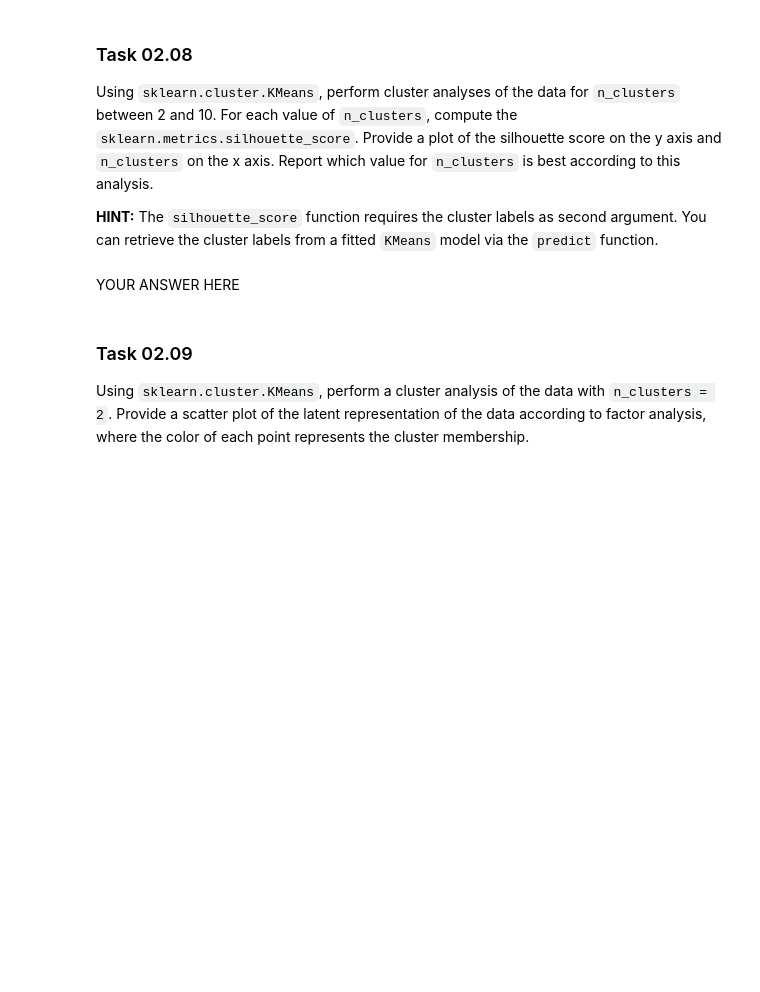
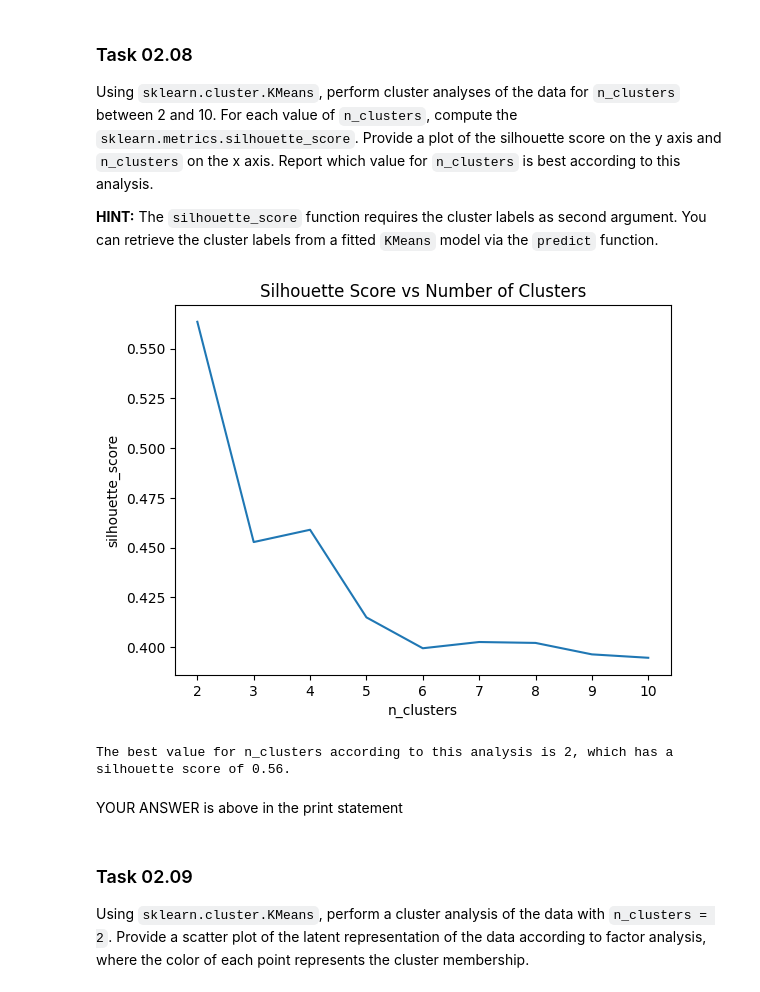
Before and after one commit to sachinskss/dataminingEx, a Jupyter notebook: sheet02_Christoph.ipynb, the cells around one changed output. Drawn from its saved outputs; the diff is of its cells as text; code cells hidden in the pictures; blank space fills up the shorter version.

```diff
--- a/sheet02_Christoph.ipynb
+++ b/sheet02_Christoph.ipynb
@@ -477,12 +483,63 @@ Using `sklearn.cluster.KMeans`, perform cluster analyses of the data for `n_clus
 
 **HINT:** The `silhouette_score` function requires the cluster labels as second argument. You can retrieve the cluster labels from a fitted `KMeans` model via the `predict` function.
 # %%
-# YOUR CODE HERE
-raise NotImplementedError()
+from sklearn.cluster import KMeans
+# The silhouette score is a measure of how well the data points are clustered, and it ranges from -1 to 1, where a higher value means a better clustering.
+from sklearn.metrics import silhouette_score
+
+# create an empty list to store the silhouette scores
+silhouette_scores = []
+
+# loop over the possible values of n_clusters
+# For each value of n_clusters, create an instance of the KMeans model with values 2, 3, ... up to 10 then fit it to the data.
+for n_clusters in range(2, 11):
+    # create an instance of the KMeans model with n_clusters as a single parameter
+    # n_clusters changes in each loop iteration
+    kmeans = KMeans(n_clusters=n_clusters)
+    # fit the model to the data. Fitting the model to the data means finding the optimal number and location of the cluster centers that minimize the sum of squared distances between each data point and its closest cluster center.
+    #KMeans model uses an iterative algorithm to find the optimal cluster centers by assigning each data point to the nearest cluster center, and then updating the cluster center as the mean of the assigned data points, until convergence or a maximum number of iterations is reached.
+    kmeans.fit(X_normalized)
+    # get the cluster labels for each data point
+    # The predict function of the KMeans model is used to get the cluster labels for each data point. The cluster label is an integer that indicates which cluster the data point belongs to, based on the distance to the cluster centers. For example, if the KMeans model has two clusters, the cluster labels can be 0 or 1, where 0 means that the data point belongs to the first cluster and 1 means that the data point belongs to the second cluster. The predict function takes the data as an input and returns an array of cluster labels as an output.
+    cluster_labels = kmeans.predict(X_normalized)
+    # compute the silhouette score for the data and the cluster labels
+    #  The silhouette score is a measure of how well the data points are clustered, and it ranges from -1 to 1, where a higher value means a better clustering.
+    '''The silhouette score for each data point is calculated as follows:
+First, compute the average distance between the data point and all the other data points in the same cluster. This is called the within-cluster distance, or a.
+Second, compute the average distance between the data point and all the other data points in the nearest cluster. This is called the between-cluster distance, or b.
+Third, compute the silhouette score as the difference between b and a, divided by the maximum of a and b. This is called the silhouette coefficient, or s.
+The silhouette score for the whole data set is the mean of the silhouette coefficients for all the data points.
+The silhouette_score function takes the data and the cluster labels as inputs and returns the silhouette score as an output.'''
+    score = silhouette_score(X_normalized, cluster_labels) # use a different name for the variable
+    # append the silhouette score to the list
+    silhouette_scores.append(score)
+
+# create a line plot of the silhouette score as a function of the n_clusters
+plt.plot(range(2, 11), silhouette_scores)
+# add labels and a title to the plot
+plt.xlabel('n_clusters')
+plt.ylabel('silhouette_score')
+plt.title('Silhouette Score vs Number of Clusters')
+# show the plot
+plt.show()
+
+
+# find the index of the maximum value of the silhouette score in the list
+max_index = np.argmax(silhouette_scores)
+# find the corresponding value of n_clusters
+# We need to add 2 here because the index of the maximum value of the silhouette score in the list starts from 0, while the value of n_clusters starts from 2. For example, if the maximum value of the silhouette score is at the first position of the list, the index is 0, but the corresponding value of n_clusters is 2.
+best_n_clusters = max_index + 2
+# find the maximum value of the silhouette score
+best_silhouette_score = np.max(silhouette_scores)
+# write a sentence to report the result
+print(f'The best value for n_clusters according to this analysis is {best_n_clusters}, which has a silhouette score of {best_silhouette_score:.2f}.')
+# %% [output]
+[figure, added]
+The best value for n_clusters according to this analysis is 2, which has a silhouette score of 0.56.
 # %%
 # this cell is here for test purposes. please ignore it.
 # %% [markdown]
-YOUR ANSWER HERE
+YOUR ANSWER is above in the print statement
 # %% [markdown]
 ### Task 02.09
 
```
Also changed, not shown: parts of 1 cell of this notebook, 1 other file.
